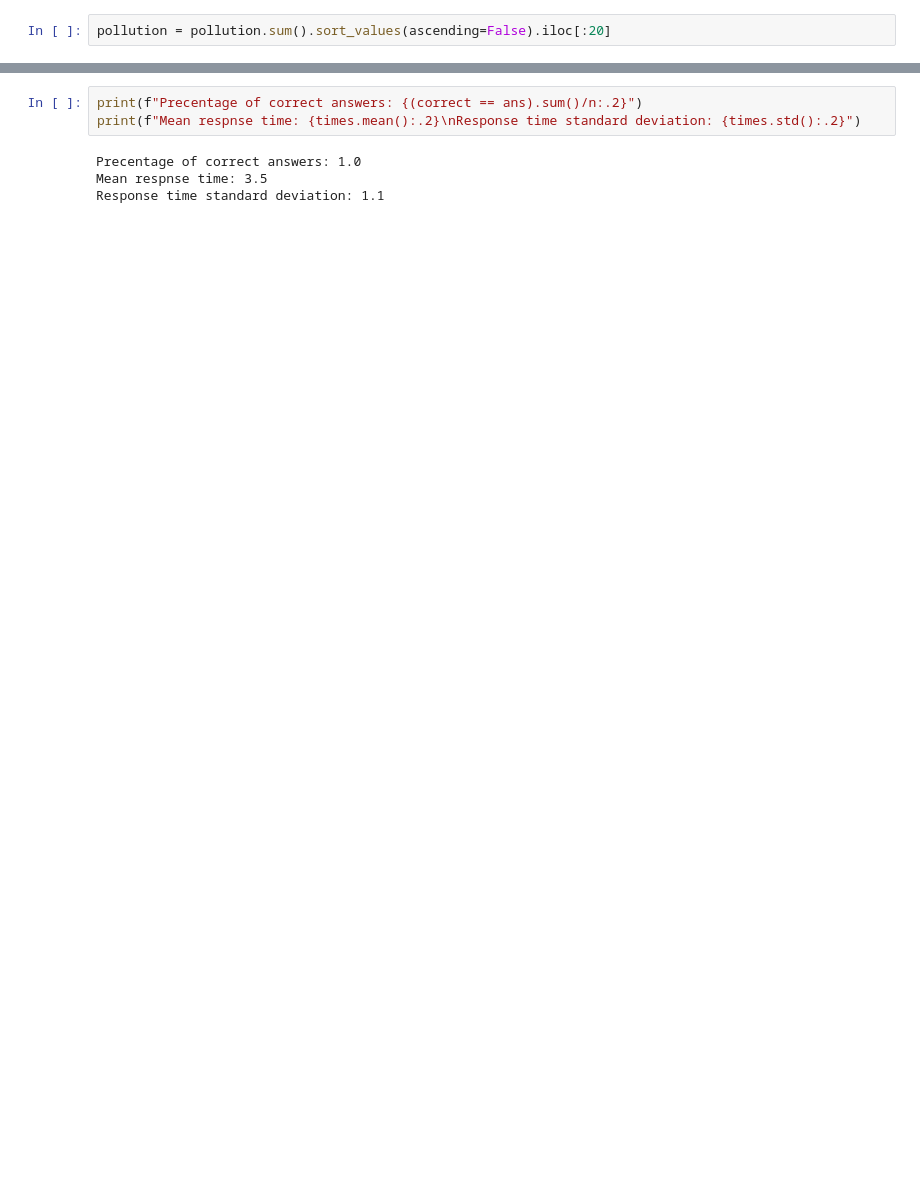
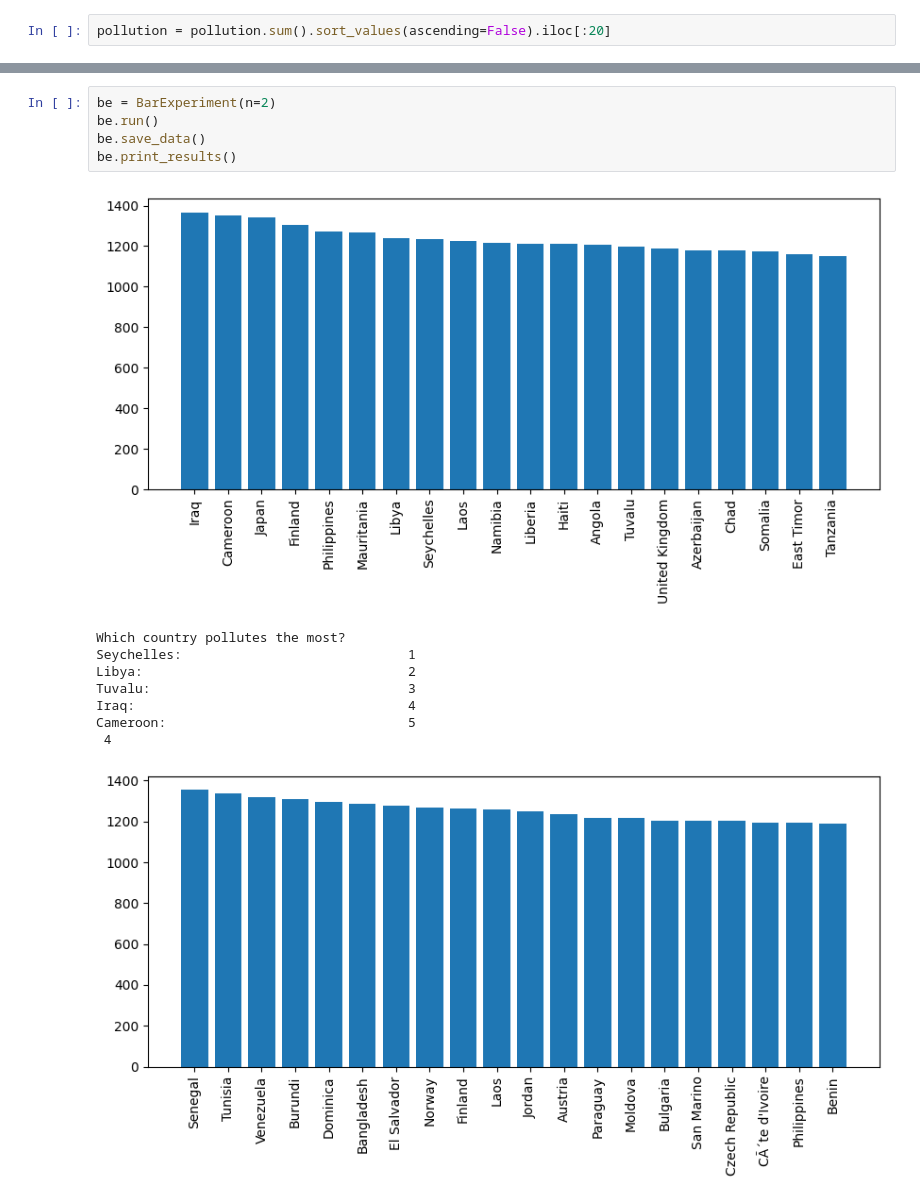
Before and after one commit to ChackMociute/Information-Visualization-coursework-2, a Jupyter notebook: cw2.ipynb, the cells around one changed output, grey strips where cells are left out. Saved outputs shown, nothing was run; the diff lists cells and outputs as text; blank space fills up the shorter version.

Commit message:
Moved experiment to seperate classes

```diff
--- a/cw2.ipynb
+++ b/cw2.ipynb
@@ -129,7 +34,15 @@ Brunei Darussalam:                      5
-# %%
-print(f"Precentage of correct answers: {(correct == ans).sum()/n:.2}")
-print(f"Mean respnse time: {times.mean():.2}\nResponse time standard deviation: {times.std():.2}")
-# %% [output]
-Precentage of correct answers: 1.0
-Mean respnse time: 3.5
-Response time standard deviation: 1.1
+# %%
+be = BarExperiment(n=2)
+be.run()
+be.save_data()
+be.print_results()
+# %% [output]
+[figure, added]
+Which country pollutes the most?
+Seychelles:                             1
+Libya:                                  2
+Tuvalu:                                 3
+Iraq:                                   4
+Cameroon:                               5
+ 4
+[figure, added]
```
Also changed, not shown: parts of 6 cells of this notebook, 4 other files.
